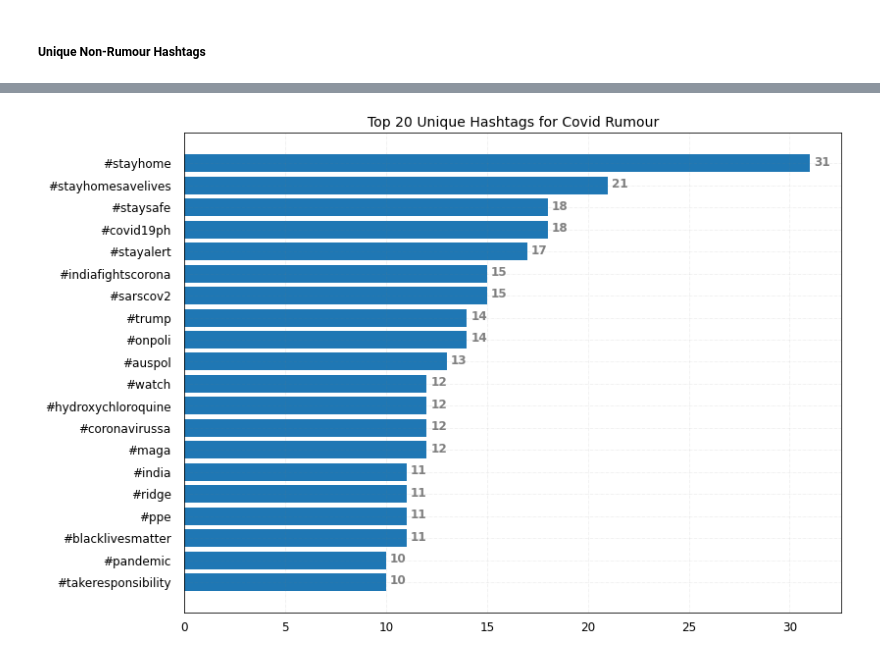
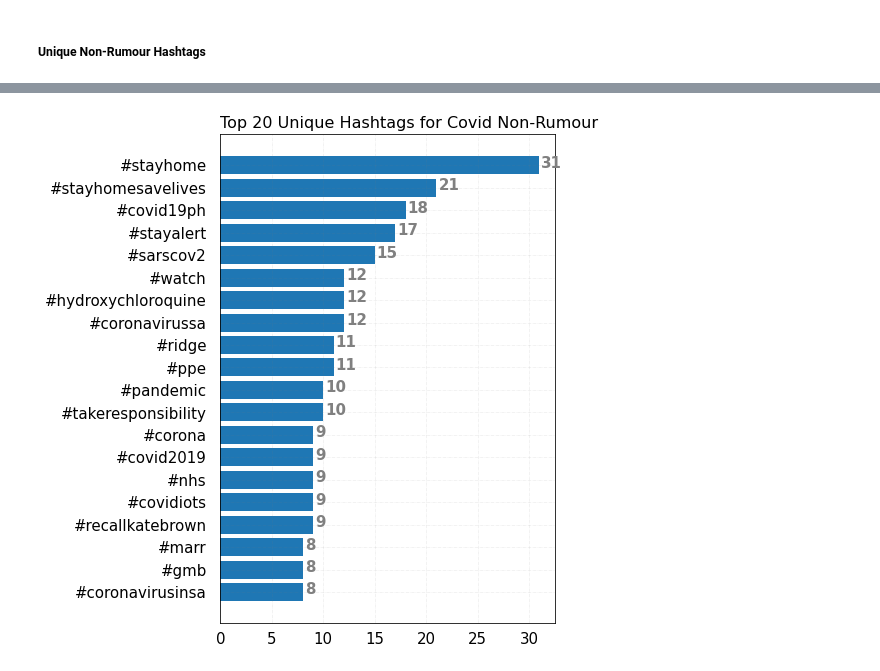
Before and after one commit to simonqian999/nlp_2022_p, a Jupyter notebook: Peter/code/Covid Analysis.ipynb, the cells around one changed output, grey strips where cells are left out. Saved outputs shown, nothing was run; the diff lists cells and outputs as text; code cells hidden in the pictures.

```diff
--- a/Peter/code/Covid Analysis.ipynb
+++ b/Peter/code/Covid Analysis.ipynb
@@ -249,5 +254,5 @@ Hashtag overlap rate: 0.07179971658006613
 # %%
-fig, ax = plt.subplots(figsize=(12, 9))
+fig, ax = plt.subplots(figsize=(6, 9))
 
 ax.barh(common_hashtags[:20], [
     rumour_hashtags[k] + nonrumour_hashtags[k] for k in common_hashtags[:20]
@@ -258,26 +263,28 @@ ax.xaxis.set_ticks_position('none')
 ax.yaxis.set_ticks_position('none')
 
 # Add padding between axes and labels
-ax.xaxis.set_tick_params(pad=5, labelsize=12)
-ax.yaxis.set_tick_params(pad=10, labelsize=12)
+ax.xaxis.set_tick_params(pad=5, labelsize=15)
+ax.yaxis.set_tick_params(pad=10, labelsize=15)
 
 # Add x, y gridlines
-ax.grid(visible=True, color='grey', linestyle='-.', linewidth=0.5, alpha=0.2)
+ax.grid(visible=True, color='grey',
+        linestyle='-.', linewidth=0.5,
+        alpha=0.2)
 
 # Show top values
 ax.invert_yaxis()
 
 # Add annotation to bars
 for i in ax.patches:
-    plt.text(i.get_width() + 0.2,
-             i.get_y() + 0.5,
+    plt.text(i.get_width()+0.2, i.get_y()+0.5,
              str(round((i.get_width()), 2)),
-             fontsize=11,
-             fontweight='bold',
+             fontsize=15, fontweight='bold',
              color='grey')
 
 # Add Plot Title
-ax.set_title('Top 20 Common Hashtags for Covid Rumour and Non-Rumour', fontsize=14)
+ax.set_title('Top 20 Common Hashtags for Covid Rumour and Non-Rumour', fontsize=16)
+
+# plt.savefig("../plot/Top 20 Common Hashtags.png")
 
 # Show Plot
 plt.show()
@@ -324,5 +331,5 @@ Number of Unique Rumour Hashtags: 408
 # %%
-fig, ax = plt.subplots(figsize=(12, 9))
+fig, ax = plt.subplots(figsize=(6, 9))
 
 ax.barh([hashtag for hashtag, count in unique_rumour_hashtags.most_common(20)],
         [count for hashtag, count in unique_rumour_hashtags.most_common(20)])
@@ -332,8 +339,8 @@ ax.xaxis.set_ticks_position('none')
 ax.yaxis.set_ticks_position('none')
 
 # Add padding between axes and labels
-ax.xaxis.set_tick_params(pad=5, labelsize=12)
-ax.yaxis.set_tick_params(pad=10, labelsize=12)
+ax.xaxis.set_tick_params(pad=5, labelsize=15)
+ax.yaxis.set_tick_params(pad=10, labelsize=15)
 
 # Add x, y gridlines
 ax.grid(visible=True, color='grey',
@@ -347,11 +354,13 @@ ax.invert_yaxis()
 for i in ax.patches:
     plt.text(i.get_width()+0.2, i.get_y()+0.5,
              str(round((i.get_width()), 2)),
-             fontsize=12, fontweight='bold',
+             fontsize=15, fontweight='bold',
              color='grey')
 
 # Add Plot Title
-ax.set_title('Top 20 Unique Hashtags for Covid Rumour', fontsize=14)
+ax.set_title('Top 20 Unique Hashtags for Covid Rumour', fontsize=16)
+
+# plt.savefig("../plot/Top 20 Unique Hashtags for Covid Rumour.png")
 
 # Show Plot
 plt.show()
@@ -394,36 +403,38 @@ Number of Unique Non-rumour Hashtags: 1841
 # %%
-fig, ax = plt.subplots(figsize=(12, 9))
+fig, ax = plt.subplots(figsize=(6, 9))
 
 ax.barh([hashtag for hashtag, count in unique_nonrumour_hashtags.most_common(20)],
         [count for hashtag, count in unique_nonrumour_hashtags.most_common(20)])
 
 # Remove x, y Ticks
 ax.xaxis.set_ticks_position('none')
 ax.yaxis.set_ticks_position('none')
 
 # Add padding between axes and labels
-ax.xaxis.set_tick_params(pad=5, labelsize=12)
-ax.yaxis.set_tick_params(pad=10, labelsize=12)
+ax.xaxis.set_tick_params(pad=5, labelsize=15)
+ax.yaxis.set_tick_params(pad=10, labelsize=15)
 
 # Add x, y gridlines
 ax.grid(visible=True, color='grey',
         linestyle='-.', linewidth=0.5,
         alpha=0.2)
 
 # Show top values
 ax.invert_yaxis()
 
 # Add annotation to bars
 for i in ax.patches:
     plt.text(i.get_width()+0.2, i.get_y()+0.5,
              str(round((i.get_width()), 2)),
-             fontsize=12, fontweight='bold',
+             fontsize=15, fontweight='bold',
              color='grey')
 
 # Add Plot Title
-ax.set_title('Top 20 Unique Hashtags for Covid Rumour', fontsize=14)
+ax.set_title('Top 20 Unique Hashtags for Covid Non-Rumour', fontsize=16)
+
+# plt.savefig("../plot/Top 20 Unique Hashtags for Covid Non-Rumour.png")
 
 # Show Plot
 plt.show()
 # %% [output]
-[figure, old version]
+[figure, new version]
```
Also changed, not shown: parts of 15 cells of this notebook, 9 other files.
